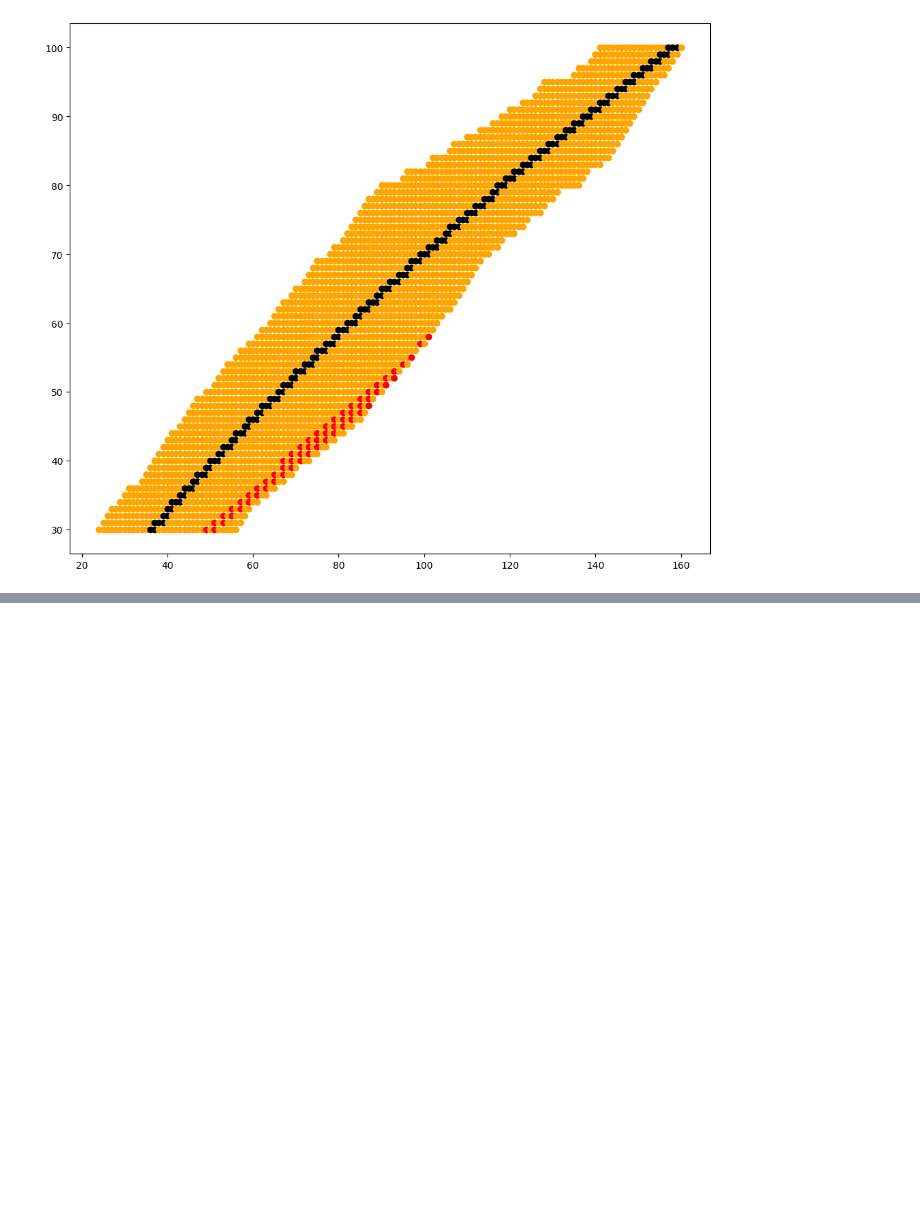
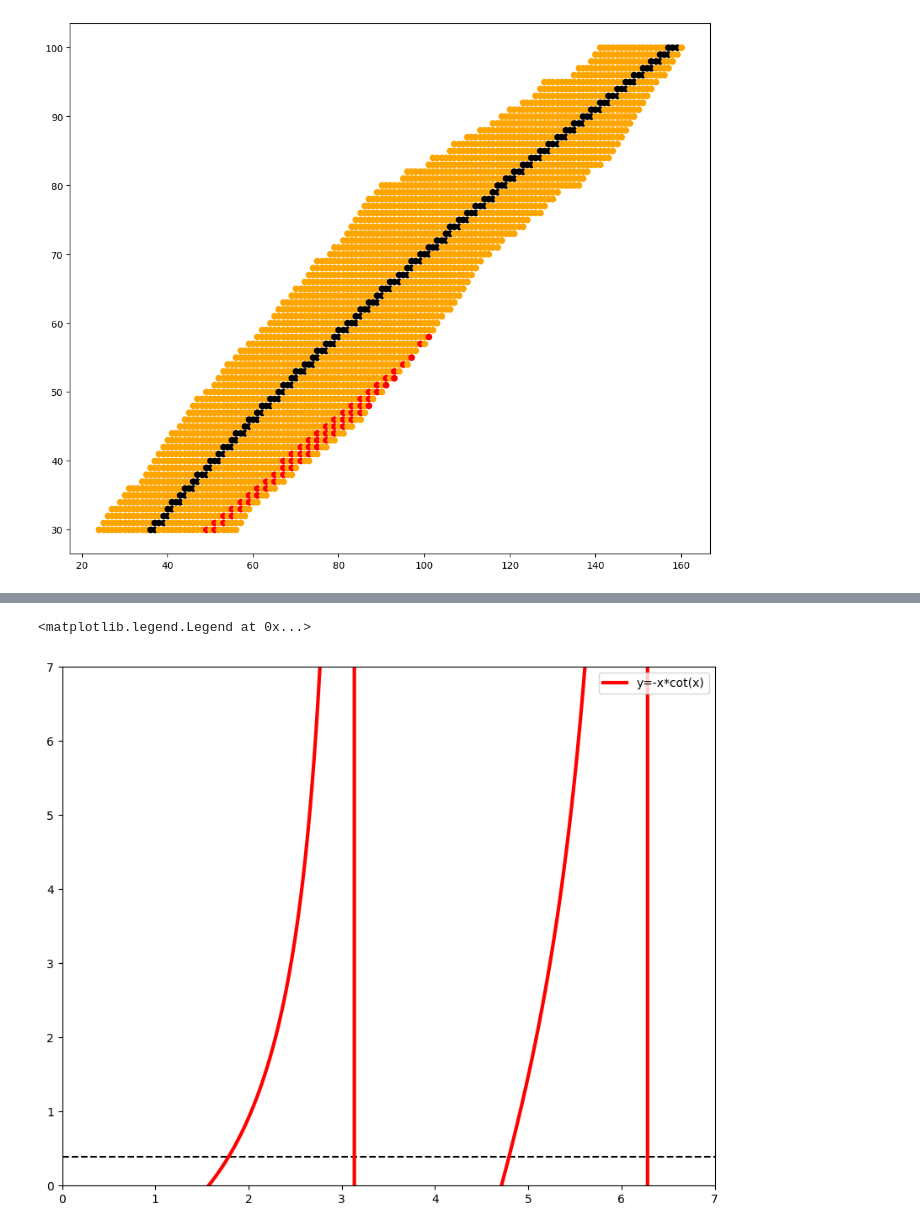
Before and after one commit to mariaheisel99/Studies, a Jupyter notebook: Nuclear_II/exercises.ipynb, the cells around one changed output, grey strips where cells are left out. Drawn from its saved outputs; the diff is of its cells as text; code cells hidden in the pictures; blank space fills up the shorter version.

```diff
--- a/Nuclear_II/exercises.ipynb
+++ b/Nuclear_II/exercises.ipynb
@@ -158,0 +282,26 @@ for a,z,n,z_stabil in zip(df['A'],df['Z'],df['N'],zs):
+# %%
+plt.figure(figsize=(10,8))
+R = 1.7
+a = 2*m[0]*v0*R**2/hbarc**2
+x = np.linspace(0, 10, 1000)
+y1 = -x*(1/np.tan(x))
+# a = np.array([np.pi/4, np.pi/2, 3/4*np.pi, np.pi,np.pi*5/4,np.pi*3/2,7/4*np.pi,np.pi*2])
+# rs = np.array([r'$\pi/4$',r'$\pi/2$',r'$3\pi/4$',r'$\pi$',r'$5\pi/4$',r'$3\pi/2$',r'$7\pi/4$',r'$2\pi$'])
+# colors = ['b','g','y','k','r','m','c','orange']
+# for aes, colors,name in zip(a, colors,rs):
+#     y2 = np.sqrt(-x**2+aes**2)
+#     # plt.plot(x,y2, ls = 'dashed', c = colors, label = f'a = {name}',lw = 2)
+#     plt.plot(x,y2, ls = 'dashed', c='k')
+#     plt.annotate(f'a = {name}',(x[5],y2[5]),textcoords="offset points", xytext=(-3,5))
+ed = 2.225 #MeV
+y=np.sqrt(2*(mp/2)/hbarc**2*ed)*R
+plt.hlines(y,0,7, ls = 'dashed', color = 'k')
+plt.plot(x,y1, ls= 'solid', c = 'r', label = 'y=-x*cot(x)',lw = 3)
+# plt.plot(x,y2)
+plt.ylim(0,7)
+plt.xlim(0,7)
+
+plt.legend(loc = 'upper right')
+# %% [output]
+<matplotlib.legend.Legend at 0x...>
+[figure, added]
```
Also changed, not shown: parts of 22 cells of this notebook.
